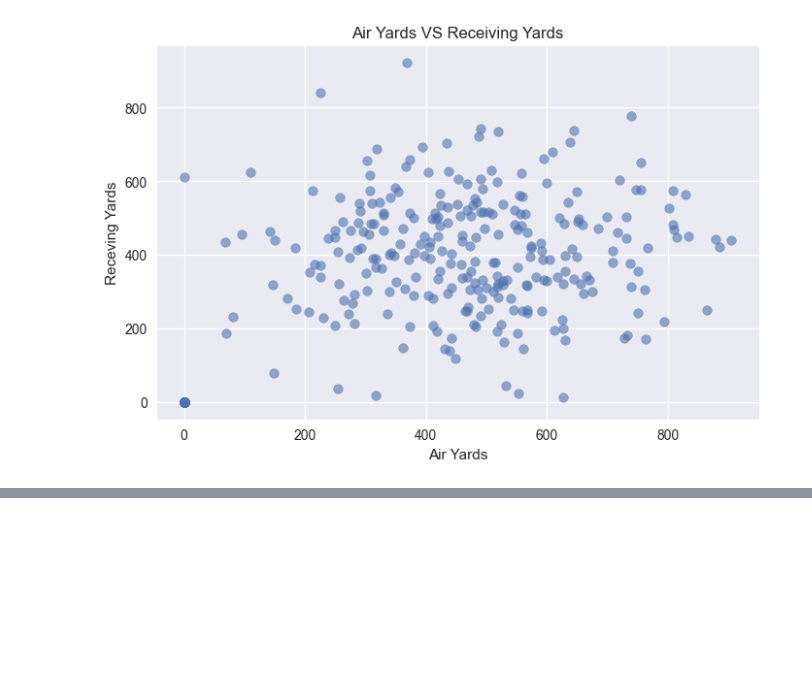
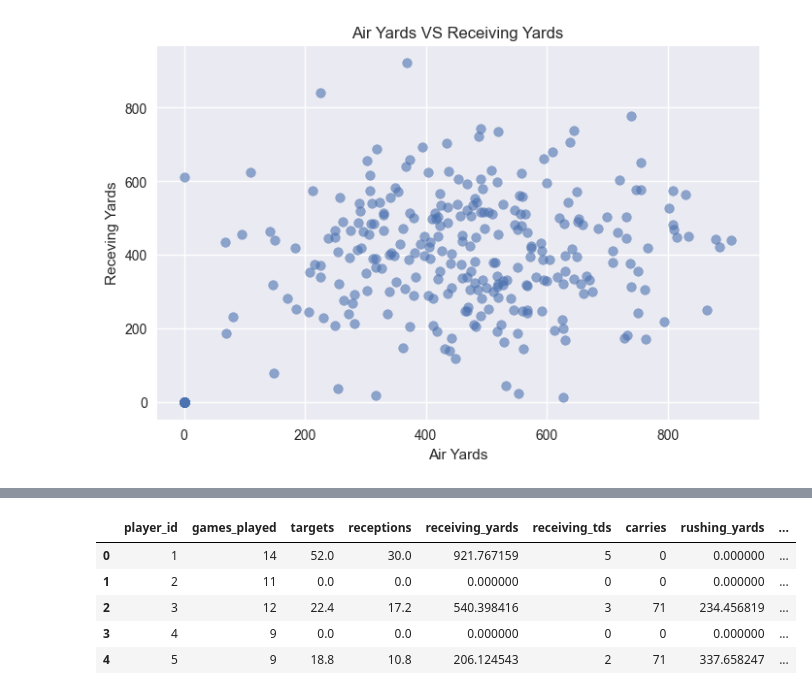
Before and after one commit to reqatto/nfl_data, a Jupyter notebook: analysis.ipynb, the cells around one changed output, grey strips where cells are left out. Saved outputs shown, nothing was run; the diff lists cells and outputs as text; code cells hidden in the pictures; blank space fills up the shorter version.

```diff
--- a/analysis.ipynb
+++ b/analysis.ipynb
@@ -162,0 +182,11 @@ plt.xlabel(" Team ")
+# %%
+# select only numeric values in pandas
+numeric_df = df.select_dtypes(include='number')
+numeric_df.head()
+# %% [output]
+|  | player_id | games_played | targets | receptions | receiving_yards | receiving_tds | carries | rushing_yards | ... |
+| 0 | 1 | 14 | 52.0 | 30.0 | 921.767159 | 5 | 0 | 0.000000 | ... |
+| 1 | 2 | 11 | 0.0 | 0.0 | 0.000000 | 0 | 0 | 0.000000 | ... |
+| 2 | 3 | 12 | 22.4 | 17.2 | 540.398416 | 3 | 71 | 234.456819 | ... |
+| 3 | 4 | 9 | 0.0 | 0.0 | 0.000000 | 0 | 0 | 0.000000 | ... |
+| 4 | 5 | 9 | 18.8 | 10.8 | 206.124543 | 2 | 71 | 337.658247 | ... |
```
Also changed, not shown: parts of 8 cells of this notebook, 2 other files.
